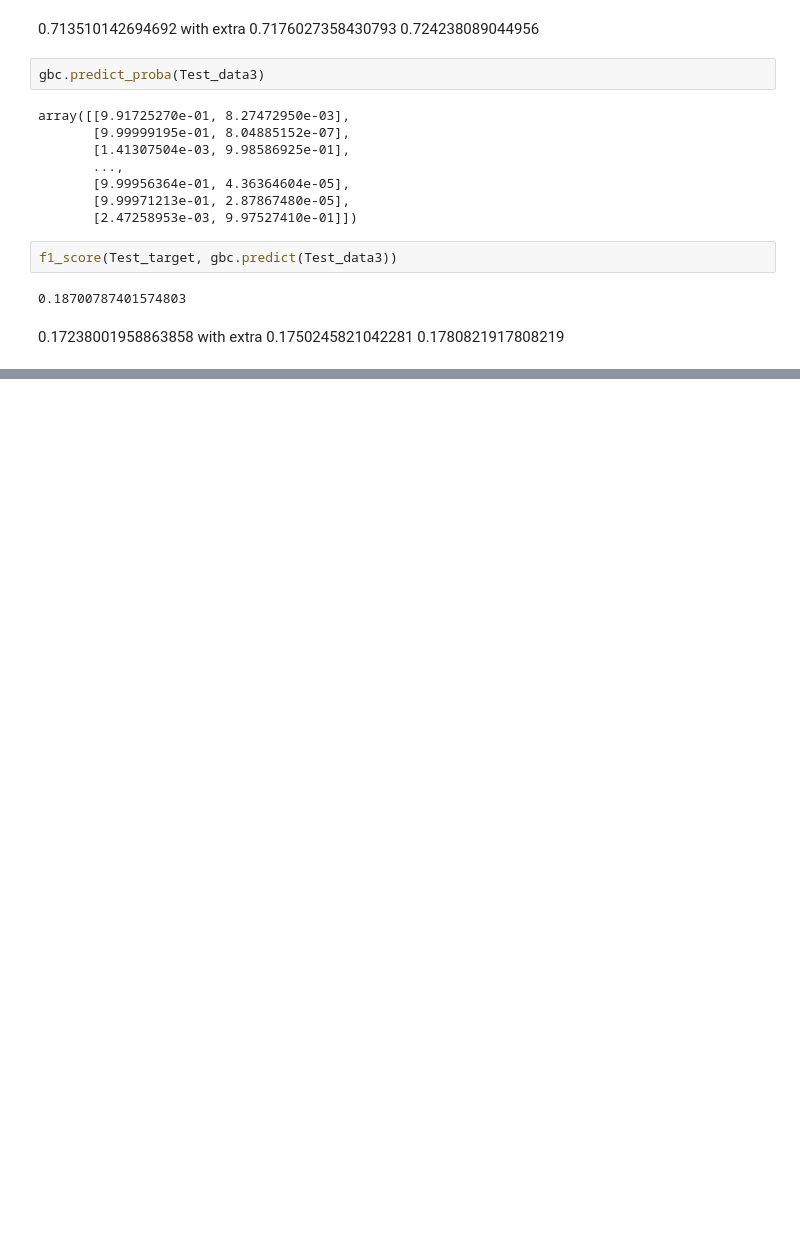
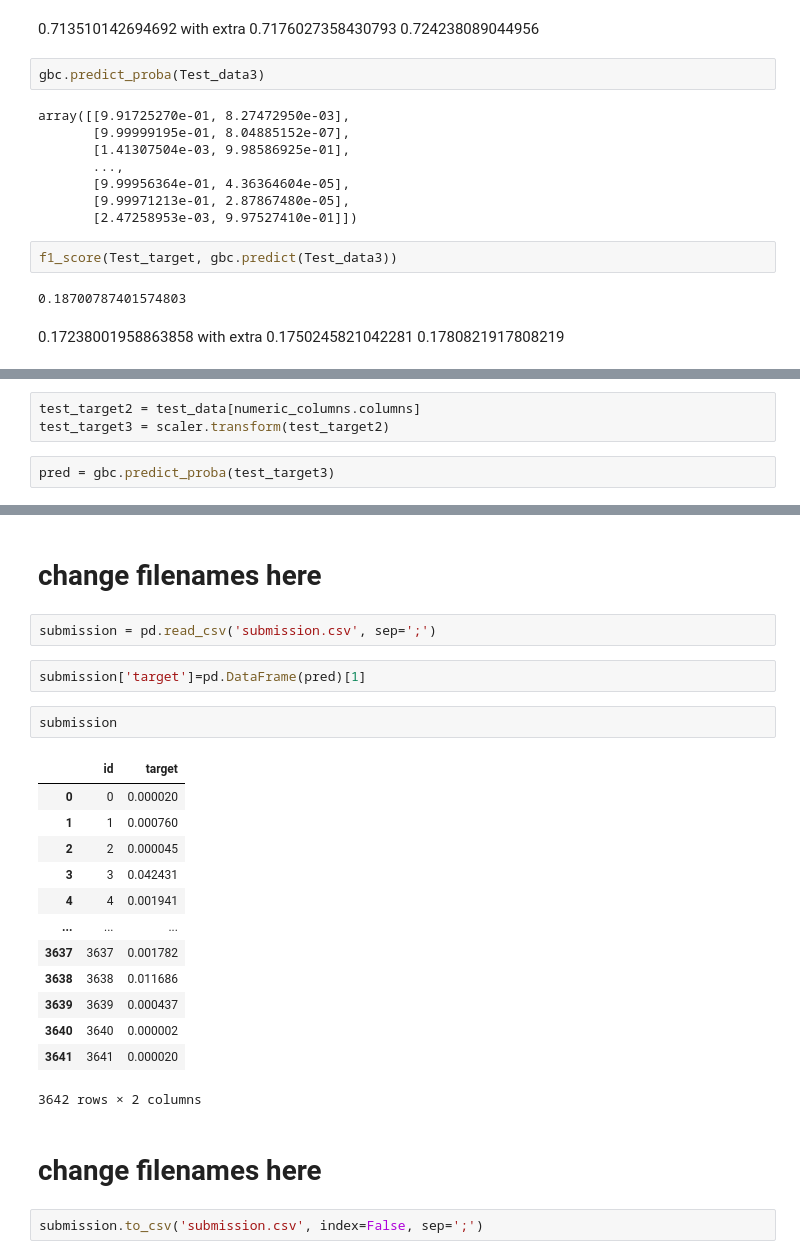
Before and after one commit to 999rse/noa_smlt, a Jupyter notebook: playbook.ipynb, the cells around one changed output, grey strips where cells are left out. Saved outputs shown, nothing was run; the diff lists cells and outputs as text; blank space fills up the shorter version.

```diff
--- a/playbook.ipynb
+++ b/playbook.ipynb
@@ -592,0 +595,5 @@ ParserError: Error tokenizing data. C error: Expected 1 fields in line 3, saw 3
+# %%
+test_target2 = test_data[numeric_columns.columns]
+test_target3 = scaler.transform(test_target2)
+# %%
+pred = gbc.predict_proba(test_target3)
@@ -592,0 +611,26 @@ ParserError: Error tokenizing data. C error: Expected 1 fields in line 3, saw 3
+# %% [markdown]
+# change filenames here
+# %%
+submission = pd.read_csv('submission.csv', sep=';')
+# %%
+submission['target']=pd.DataFrame(pred)[1]
+# %%
+submission
+# %% [output]
+|  | id | target |
+| 0 | 0 | 0.000020 |
+| 1 | 1 | 0.000760 |
+| 2 | 2 | 0.000045 |
+| 3 | 3 | 0.042431 |
+| 4 | 4 | 0.001941 |
+| ... | ... | ... |
+| 3637 | 3637 | 0.001782 |
+| 3638 | 3638 | 0.011686 |
+| 3639 | 3639 | 0.000437 |
+| 3640 | 3640 | 0.000002 |
+| 3641 | 3641 | 0.000020 |
+3642 rows × 2 columns
+# %% [markdown]
+# change filenames here
+# %%
+submission.to_csv('submission.csv', index=False, sep=';')
```
Also changed, not shown: parts of 10 cells of this notebook.
